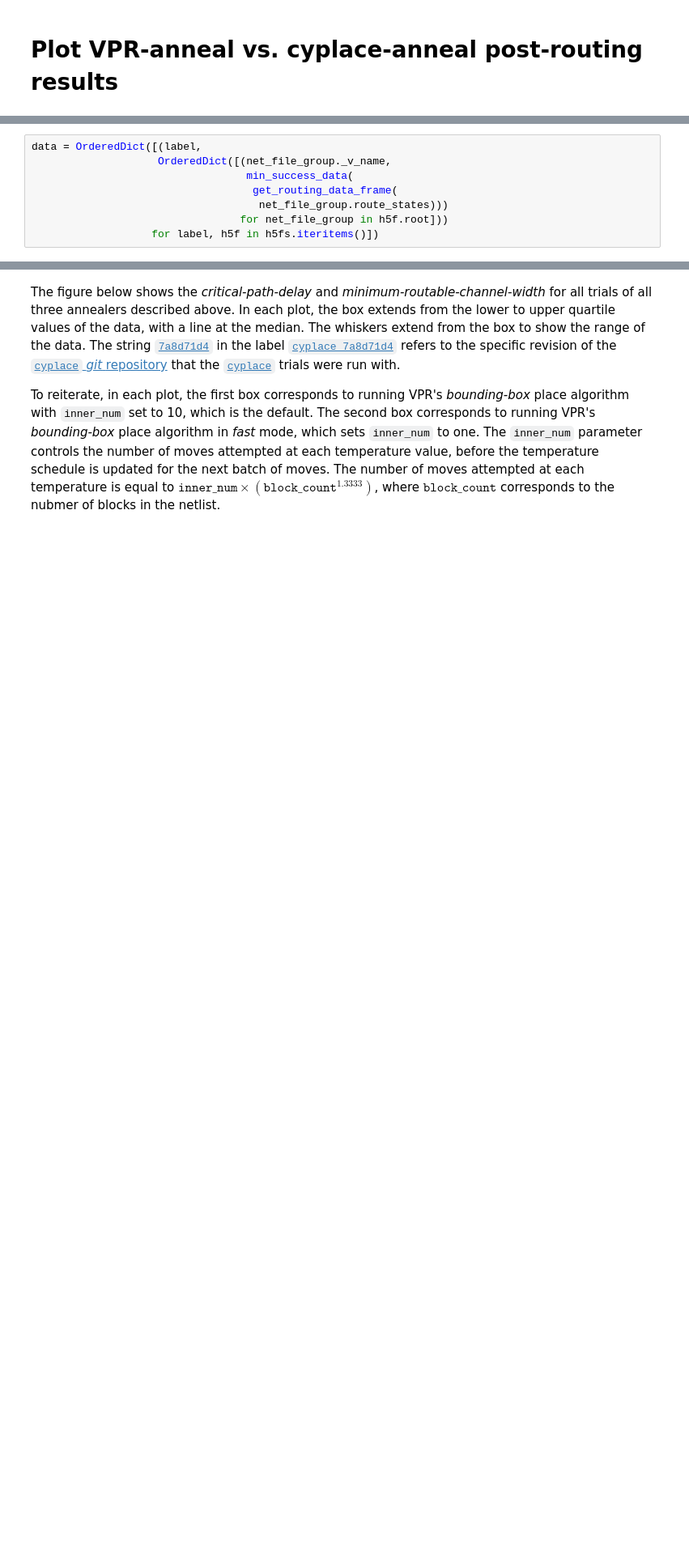
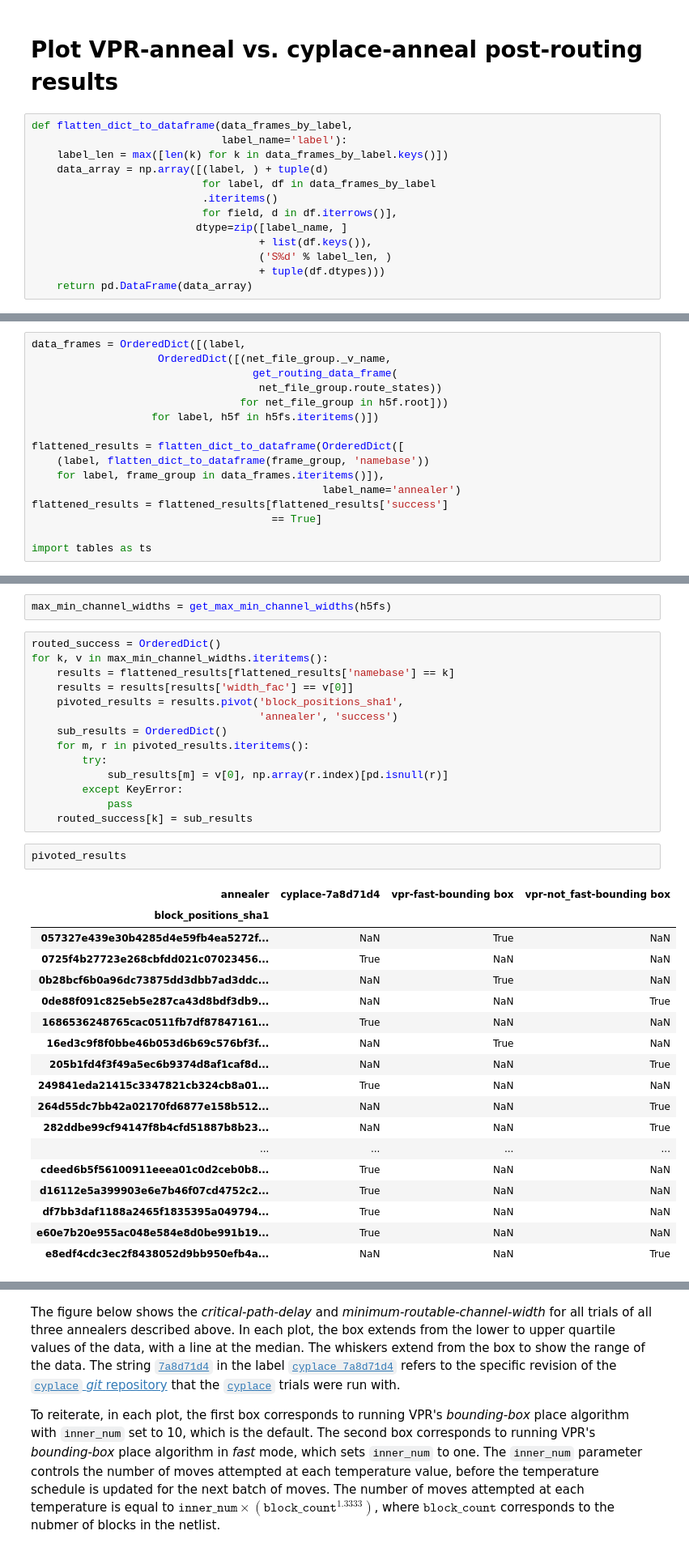
Before and after one commit to cfobel/cyvpr, a Jupyter notebook: notebooks/cyplace vs. VPR - post-routing.ipynb, the cells around one changed output, grey strips where cells are left out. Shown at 81% size. Cells and saved outputs as stored; diff of their text form; blank space fills up the shorter version.

```diff
--- a/notebooks/cyplace vs. VPR - post-routing.ipynb
+++ b/notebooks/cyplace vs. VPR - post-routing.ipynb
@@ -43,3 +43,16 @@ h5fs = OrderedDict([(k, ts.open_file(v, 'r'))
                     for k, v in h5f_paths.iteritems()])
 # %% [markdown]
 # Plot VPR-anneal vs. cyplace-anneal post-routing results
+# %%
+def flatten_dict_to_dataframe(data_frames_by_label,
+                              label_name='label'):
+    label_len = max([len(k) for k in data_frames_by_label.keys()])
+    data_array = np.array([(label, ) + tuple(d)
+                           for label, df in data_frames_by_label
+                           .iteritems()
+                           for field, d in df.iterrows()],
+                          dtype=zip([label_name, ]
+                                    + list(df.keys()),
+                                    ('S%d' % label_len, )
+                                    + tuple(df.dtypes)))
+    return pd.DataFrame(data_array)
@@ -46,8 +110,16 @@ h5fs = OrderedDict([(k, ts.open_file(v, 'r'))
 # %%
-data = OrderedDict([(label,
+data_frames = OrderedDict([(label,
                     OrderedDict([(net_file_group._v_name,
-                                  min_success_data(
                                    get_routing_data_frame(
-                                    net_file_group.route_states)))
+                                    net_file_group.route_states))
                                  for net_file_group in h5f.root]))
                    for label, h5f in h5fs.iteritems()])
+
+flattened_results = flatten_dict_to_dataframe(OrderedDict([
+    (label, flatten_dict_to_dataframe(frame_group, 'namebase'))
+    for label, frame_group in data_frames.iteritems()]),
+                                              label_name='annealer')
+flattened_results = flattened_results[flattened_results['success']
+                                      == True]
+
+import tables as ts
@@ -53,0 +229,37 @@ data = OrderedDict([(label,
+# %%
+max_min_channel_widths = get_max_min_channel_widths(h5fs)
+# %%
+routed_success = OrderedDict()
+for k, v in max_min_channel_widths.iteritems():
+    results = flattened_results[flattened_results['namebase'] == k]
+    results = results[results['width_fac'] == v[0]]
+    pivoted_results = results.pivot('block_positions_sha1',
+                                    'annealer', 'success')
+    sub_results = OrderedDict()
+    for m, r in pivoted_results.iteritems():
+        try:
+            sub_results[m] = v[0], np.array(r.index)[pd.isnull(r)]
+        except KeyError:
+            pass
+    routed_success[k] = sub_results
+# %%
+pivoted_results
+# %% [output]
+| annealer | cyplace-7a8d71d4 | vpr-fast-bounding box | vpr-not_fast-bounding box |
+| block_positions_sha1 |  |  |  |
+| 057327e439e30b4285d4e59fb4ea5272f... | NaN | True | NaN |
+| 0725f4b27723e268cbfdd021c07023456... | True | NaN | NaN |
+| 0b28bcf6b0a96dc73875dd3dbb7ad3ddc... | NaN | True | NaN |
+| 0de88f091c825eb5e287ca43d8bdf3db9... | NaN | NaN | True |
+| 1686536248765cac0511fb7df87847161... | True | NaN | NaN |
+| 16ed3c9f8f0bbe46b053d6b69c576bf3f... | NaN | True | NaN |
+| 205b1fd4f3f49a5ec6b9374d8af1caf8d... | NaN | NaN | True |
+| 249841eda21415c3347821cb324cb8a01... | True | NaN | NaN |
+| 264d55dc7bb42a02170fd6877e158b512... | NaN | NaN | True |
+| 282ddbe99cf94147f8b4cfd51887b8b23... | NaN | NaN | True |
+| ... | ... | ... | ... |
+| cdeed6b5f56100911eeea01c0d2ceb0b8... | True | NaN | NaN |
+| d16112e5a399903e6e7b46f07cd4752c2... | True | NaN | NaN |
+| df7bb3daf1188a2465f1835395a049794... | True | NaN | NaN |
+| e60e7b20e955ac048e584e8d0be991b19... | True | NaN | NaN |
+| e8edf4cdc3ec2f8438052d9bb950efb4a... | NaN | NaN | True |
```
Also changed, not shown: parts of 17 cells of this notebook, 2 other files.
